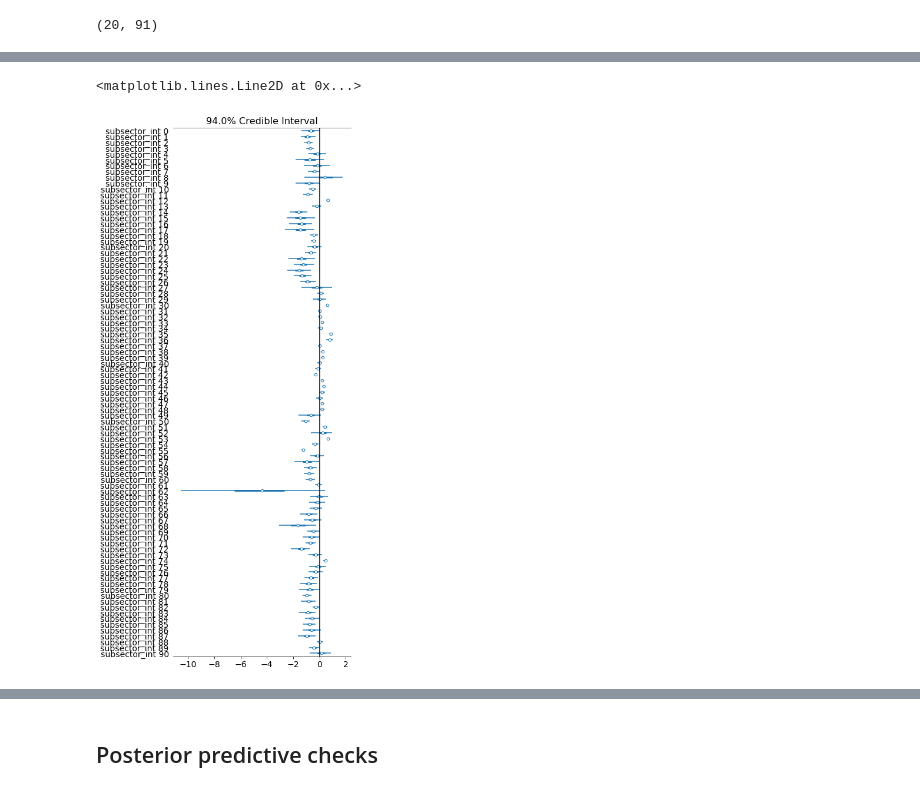
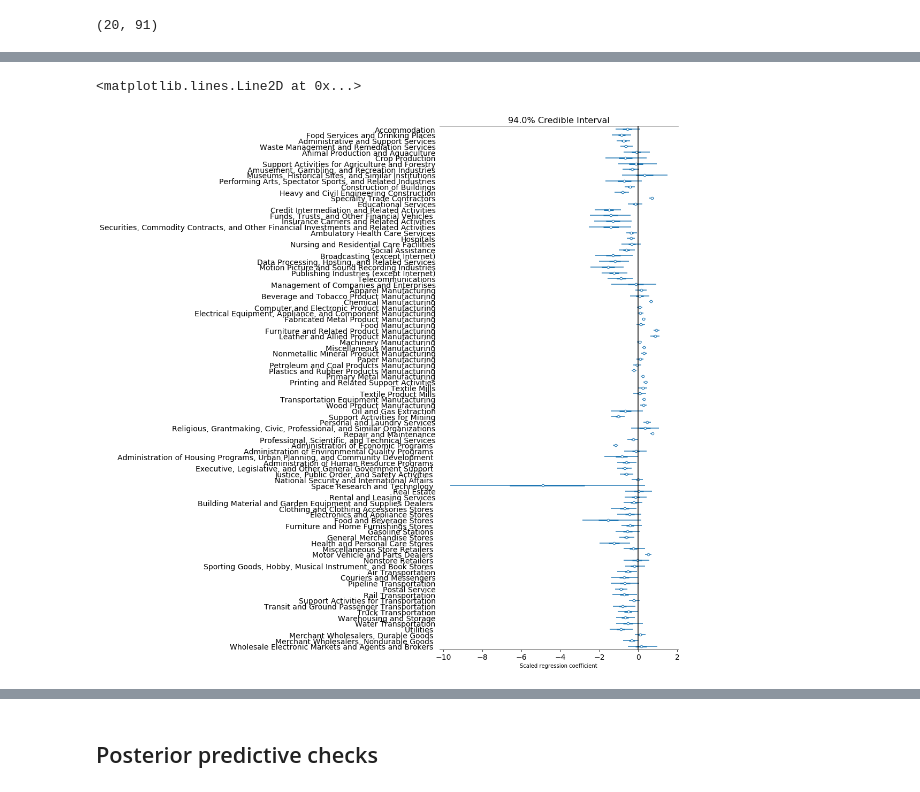
Before and after one commit to puruckertom/occupational_exposure, a Jupyter notebook: notebooks/work_in_progress/hierarchical_logistic_reg.ipynb, the cells around one changed output, grey strips where cells are left out. Cells and saved outputs as stored; diff of their text form; code cells hidden in the pictures.

```diff
--- a/notebooks/work_in_progress/hierarchical_logistic_reg.ipynb
+++ b/notebooks/work_in_progress/hierarchical_logistic_reg.ipynb
@@ -107,11 +108,12 @@ beta 9: logd74_pred
 beta 10: logoh_pred
 beta 11: logkoc_pred
 # %%
-opera_s = opera_s.drop(columns=['logkoa_pred','mp_pred', 'logd74_pred']) # drop highly correlated predictors
+opera_s = opera_s.drop(columns=['logkoa_pred','mp_pred', 'logd55_pred','logd74_pred']) # drop highly correlated predictors
 opera_cols = opera_s.columns.tolist()
 opera_cols.remove('preferred_name')
-opera_cols_med = ['logP','boiling point', 'log vapor pressure', 'log water solubility', "log henry's law constant",
-                 'HPLC retention time', 'log octanol-water distribution constant', 'log OH rate constant', 'log soil adsorption coefficient']
+opera_cols_med = ['log octanol-water partition coefficient','boiling point', 'log vapor pressure', 'log water solubility', "log henry's law constant",
+                 'HPLC retention time', 'log OH rate constant', 'log soil adsorption coefficient']
+
 
 chem_osha = osha.merge(opera_s, left_on='preferred_name', right_on='preferred_name')
 chem_osha = chem_osha.dropna(subset=opera_cols)  # drop rows missing opera predictions
@@ -242,6 +242,8 @@ plt.axvline(x=0)
 # %%
-forestplot(fit.sample(1000), var_names=['subsector_int'])
+fig, axs = forestplot(fit.sample(1000), var_names=['subsector_int'], figsize=(8,18))
+fig.axes[0].set_yticklabels(sector_subsector_index['subsector_name'][::-1])
+fig.axes[0].set_xlabel("Scaled regression coefficient")
 plt.axvline(x=0, color='black')
 # %% [output]
 <matplotlib.lines.Line2D at 0x...>
-[figure, old version]
+[figure, new version]
```
Also changed, not shown: parts of 47 cells of this notebook.
